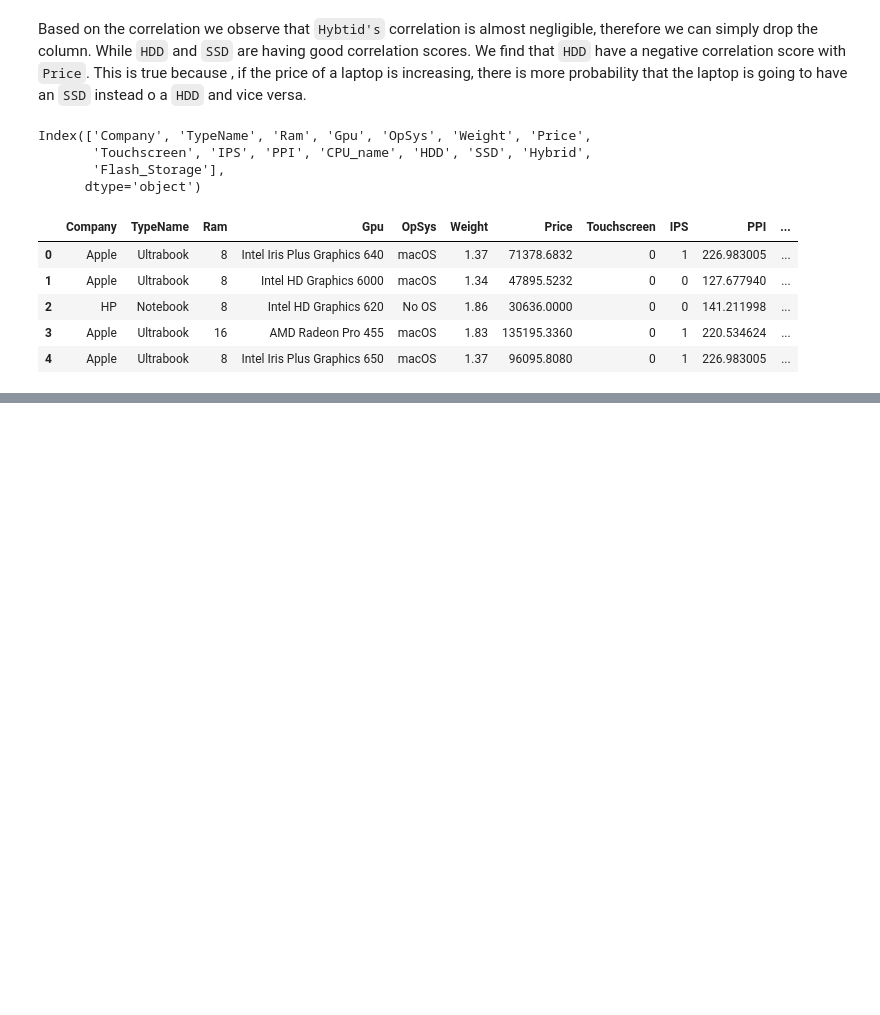
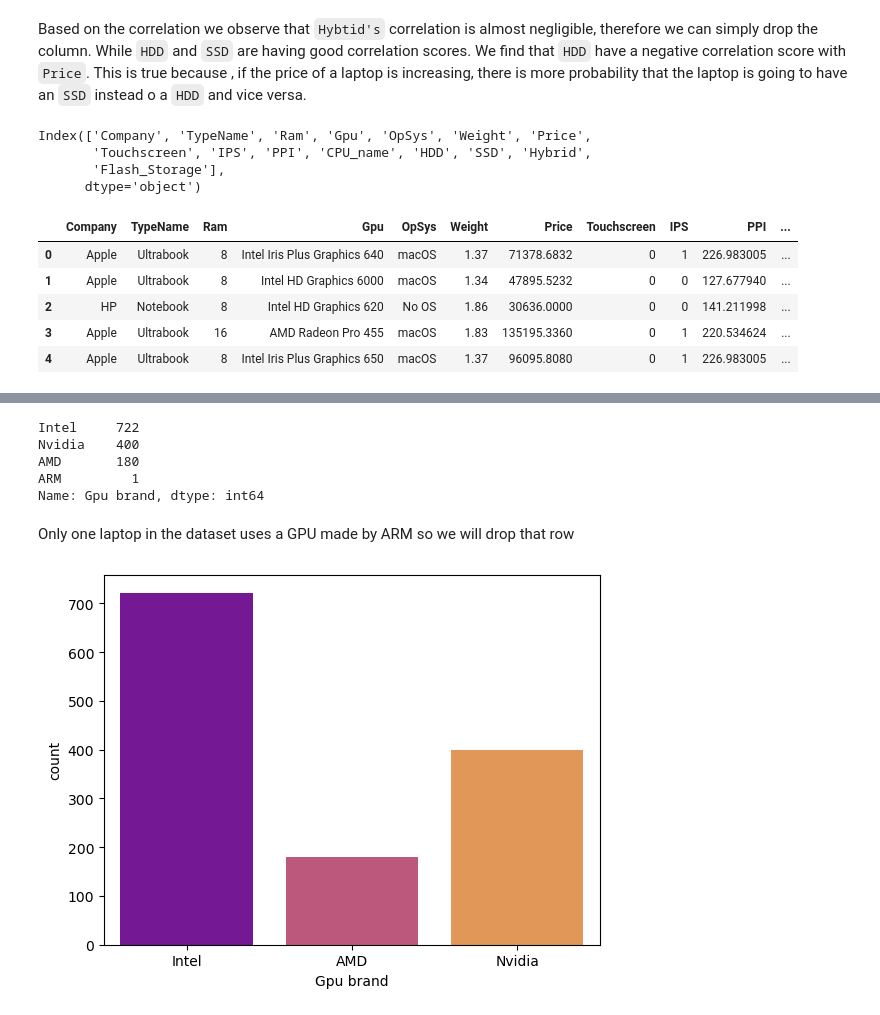
Before and after one commit to lawalsegun2025/laptop_price_predictor, a Jupyter notebook: laptop_price_predictor.ipynb, the cells around one changed output, grey strips where cells are left out. Drawn from its saved outputs; the diff is of its cells as text; code cells hidden in the pictures; blank space fills up the shorter version.

```diff
--- a/laptop_price_predictor.ipynb
+++ b/laptop_price_predictor.ipynb
@@ -862,0 +910,17 @@ df.head()
+# %%
+df["Gpu brand"].value_counts()
+# %% [output]
+Intel     722
+Nvidia    400
+AMD       180
+ARM         1
+Name: Gpu brand, dtype: int64
+# %% [markdown]
+Only one laptop in the dataset uses a GPU made by ARM so we will drop that row
+# %%
+# removing the "ARM" row
+
+df = df[df["Gpu brand"] != "ARM"]
+sns.countplot(data=df, x="Gpu brand", palette="plasma");
+# %% [output]
+[figure, added]
```
Also changed, not shown: parts of 13 cells of this notebook.
